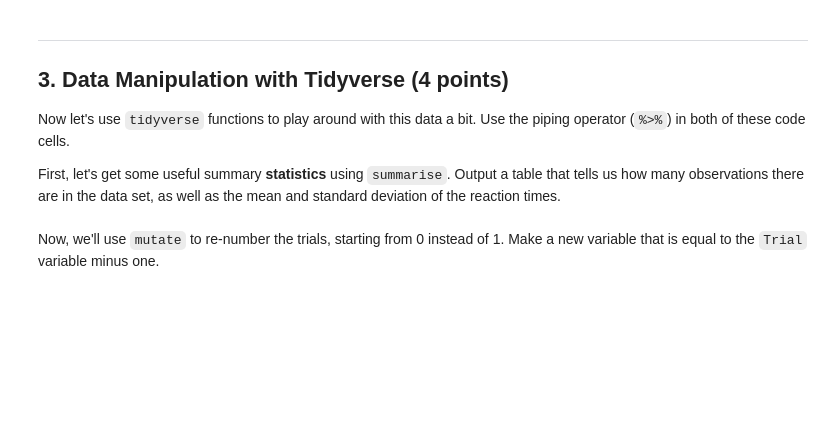
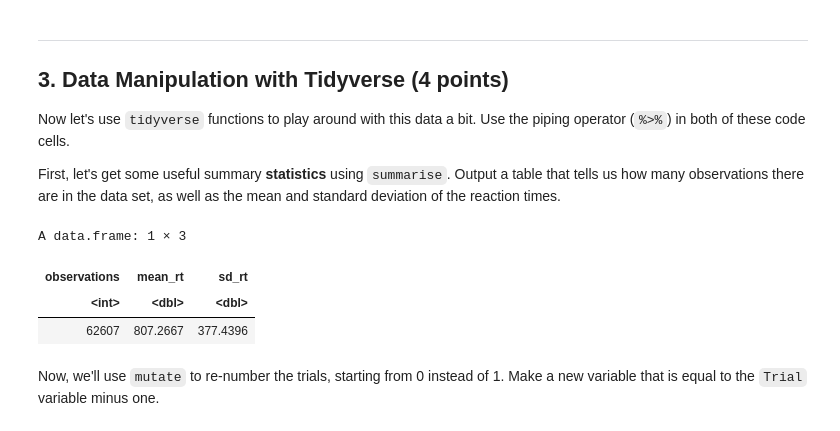
Before and after one commit to tinawanggg/Wang_DSPN_S26, a Jupyter notebook: ExerciseSubmissions/04_techniques-for-data-cleansing.ipynb, the cells around one changed output. Drawn from its saved outputs; the diff is of its cells as text; code cells hidden in the pictures; blank space fills up the shorter version.

```diff
--- a/ExerciseSubmissions/04_techniques-for-data-cleansing.ipynb
+++ b/ExerciseSubmissions/04_techniques-for-data-cleansing.ipynb
@@ -61,3 +76,14 @@ First, let's get some useful summary **statistics** using `summarise`. Output a
+# %%
+# INSERT CODE HERE
+lexical_data_clean %>%
+  summarise(observations = n(),
+            mean_rt = mean(D_RT),
+            sd_rt = sd(D_RT))
+# %% [output]
+A data.frame: 1 × 3
+| observations | mean_rt | sd_rt |
+| <int> | <dbl> | <dbl> |
+| 62607 | 807.2667 | 377.4396 |
 # %% [markdown]
 Now, we'll use `mutate` to re-number the trials, starting from 0 instead of 1. Make a new variable that is equal to the `Trial` variable minus one.
 # %%
```
Also changed, not shown: parts of 11 cells of this notebook.
